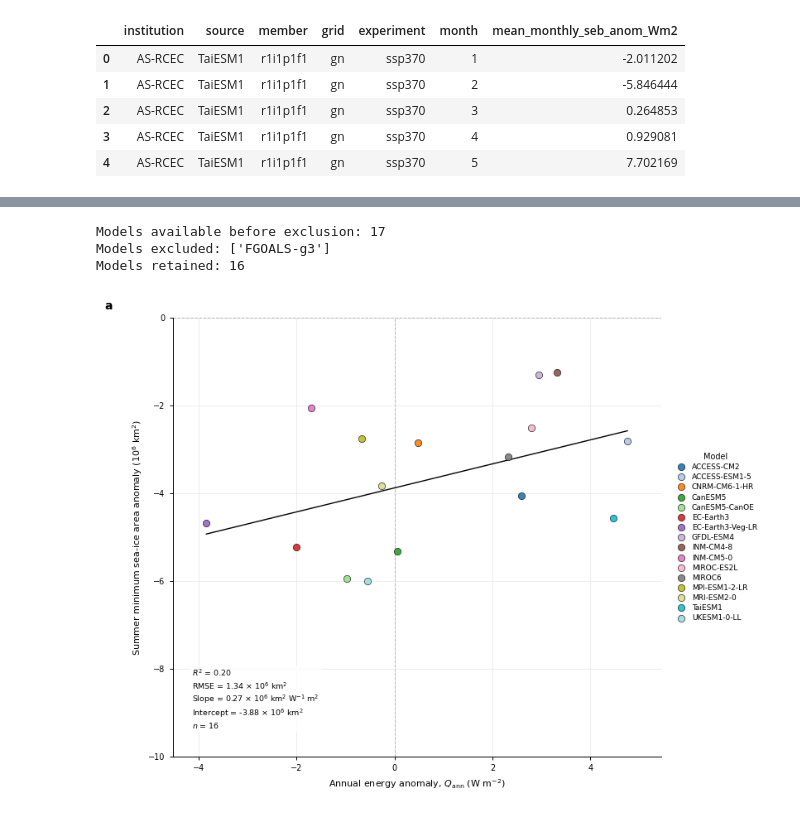
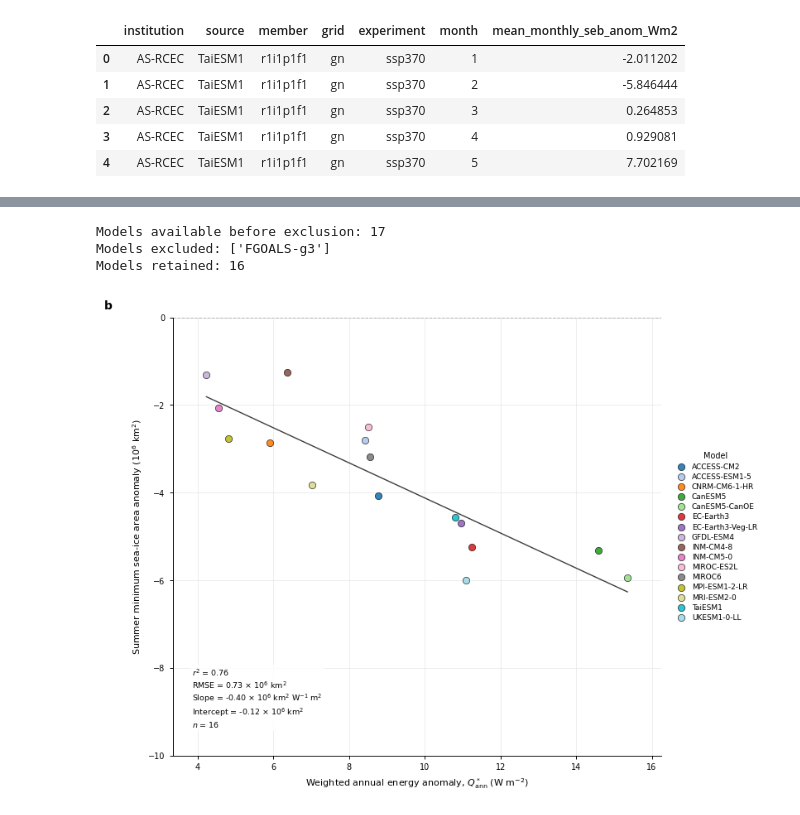
Before and after one commit to mattpollock100/FutureComparisons, a Jupyter notebook: use_weights_on_ssp.ipynb, the cells around one changed output, grey strips where cells are left out. Cells and saved outputs as stored; diff of their text form; code cells hidden in the pictures.

```diff
--- a/use_weights_on_ssp.ipynb
+++ b/use_weights_on_ssp.ipynb
@@ -2246,20 +2246,20 @@ skew=0.036
 month_weights = skewed_gaussian_month_weights(mu, sigma, skew)
 
 
-month_weights = np.array([
-    1/12,  # Jan
-    1/12,  # Feb
-    1/12,  # Mar
-    1/12,  # Apr
-    1/12,  # May
-    1/12,  # Jun
-    1/12,  # Jul
-    1/12,  # Aug
-    1/12,  # Sep
-    1/12,  # Oct
-    1/12,  # Nov
-    1/12,  # Dec
-], dtype=float)
+# month_weights = np.array([
+#     1/12,  # Jan
+#     1/12,  # Feb
+#     1/12,  # Mar
+#     1/12,  # Apr
+#     1/12,  # May
+#     1/12,  # Jun
+#     1/12,  # Jul
+#     1/12,  # Aug
+#     1/12,  # Sep
+#     1/12,  # Oct
+#     1/12,  # Nov
+#     1/12,  # Dec
+# ], dtype=float)
 
 
 
@@ -2648,6 +2609,7 @@ if len(x) >= 3 and not np.allclose(x, x[0]):
         color="black",
         linewidth=1.0,
         linestyle="-",
+        alpha=r2,
         zorder=2,
     )
 
@@ -2656,7 +2618,7 @@ if len(x) >= 3 and not np.allclose(x, x[0]):
     #   slope: 10^6 km^2 per W m^-2
     #   intercept and RMSE: 10^6 km^2
     stats_text = (
-        rf"$R^2$ = {r2:.2f}" "\n"
+        rf"$r^2$ = {r2:.2f}" "\n"
         rf"RMSE = {rmse:.2f} $\times$ 10$^6$ km$^2$" "\n"
         rf"Slope = {slope:.2f} $\times$ 10$^6$ km$^2$ W$^{{-1}}$ m$^2$" "\n"
         rf"Intercept = {intercept:.2f} $\times$ 10$^6$ km$^2$" "\n"
@@ -2752,31 +2714,31 @@ legend = ax.legend(
     title="Model",
     title_fontsize=7,
     loc="center left",
     bbox_to_anchor=(1.02, 0.5),
     frameon=False,
     handletextpad=0.4,
     borderaxespad=0.0,
     labelspacing=0.35,
 )
 
 # ------------------------------------------------------------
 # Save
 # ------------------------------------------------------------
 
 out_pdf = FIGDIR / f"{PROJ_EXPERIMENT}_{START_YEAR}_{END_YEAR}_Qstar_vs_SIA.pdf"
 out_png = FIGDIR / f"{PROJ_EXPERIMENT}_{START_YEAR}_{END_YEAR}_Qstar_vs_SIA.png"
 
 if SAVE_FIG:
     fig.savefig(out_pdf, bbox_inches="tight")
     fig.savefig(out_png, dpi=600, bbox_inches="tight")
 
 plt.show()
 
 if SAVE_FIG:
     print(f"Saved: {out_pdf}")
     print(f"Saved: {out_png}")
 # %% [output]
 Models available before exclusion: 17
 Models excluded: ['FGOALS-g3']
 Models retained: 16
-[figure, old version]
+[figure, new version]
```
Also changed, not shown: parts of 3 cells of this notebook, 1 other file.
